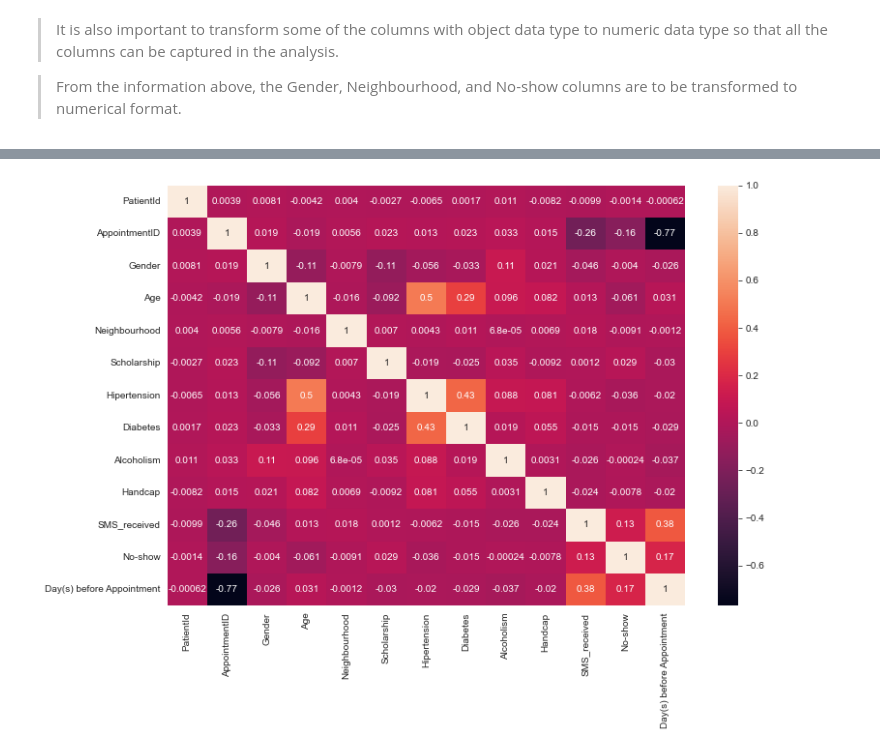
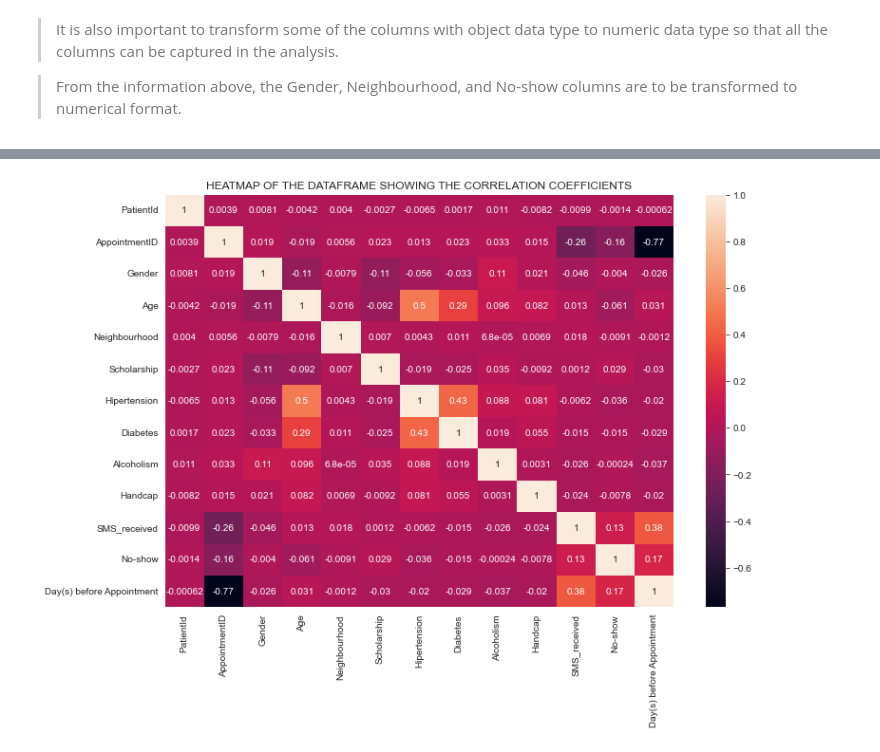
Before and after one commit to Emmateetee/Exploratory-Data-Analysis, a Jupyter notebook: Investigating the No-show Appointments Dataset.ipynb, the cells around one changed output, grey strips where cells are left out. Cells and saved outputs as stored; diff of their text form; code cells hidden in the pictures.

```diff
--- a/Investigating the No-show Appointments Dataset.ipynb
+++ b/Investigating the No-show Appointments Dataset.ipynb
@@ -345,9 +335,14 @@ memory usage: 17.5+ MB
 > It is also important to transform some of the columns with object data type to numeric data type so that all the columns can be captured in the analysis.
 
 > From the information above, the Gender, Neighbourhood, and No-show columns are to be transformed to numerical format.
+# %%
+# DEFINING A PYTHON FUNCTION FOR THE COLUMN TRANSFORMATION
+def transformer(col):
+    df = pd.Categorical(col).codes
+    return df
 # %%
-# PERFORMING THE TRANSFORMATION USING AN ANONYMOUS FUNCTION
-df[['Gender', 'Neighbourhood', 'No-show']] = df[['Gender', 'Neighbourhood', 'No-show']].apply(lambda col:pd.Categorical(col).codes)
+# APPLYING THE DEFINED PYTHON FUNCTION
+df[['Gender', 'Neighbourhood', 'No-show']] = df[['Gender', 'Neighbourhood', 'No-show']].apply(transformer)
 # %%
 # PERFORMING THE CORRELATION ANALYSIS USING CORR() METHOD
 df.corr()
@@ -369,7 +364,8 @@ df.corr()
 # %%
 # VISUALIZE THE INFORMATION IN THE ABOVE CELL
 plt.figure(figsize = (12, 8))
 sns.heatmap(df.corr(), annot = True);
+plt.title("HEATMAP OF THE DATAFRAME SHOWING THE CORRELATION COEFFICIENTS");
 # %% [output]
-[figure, old version]
+[figure, new version]
 # %% [markdown]
```
Also changed, not shown: parts of 11 cells of this notebook, 1 other file.
